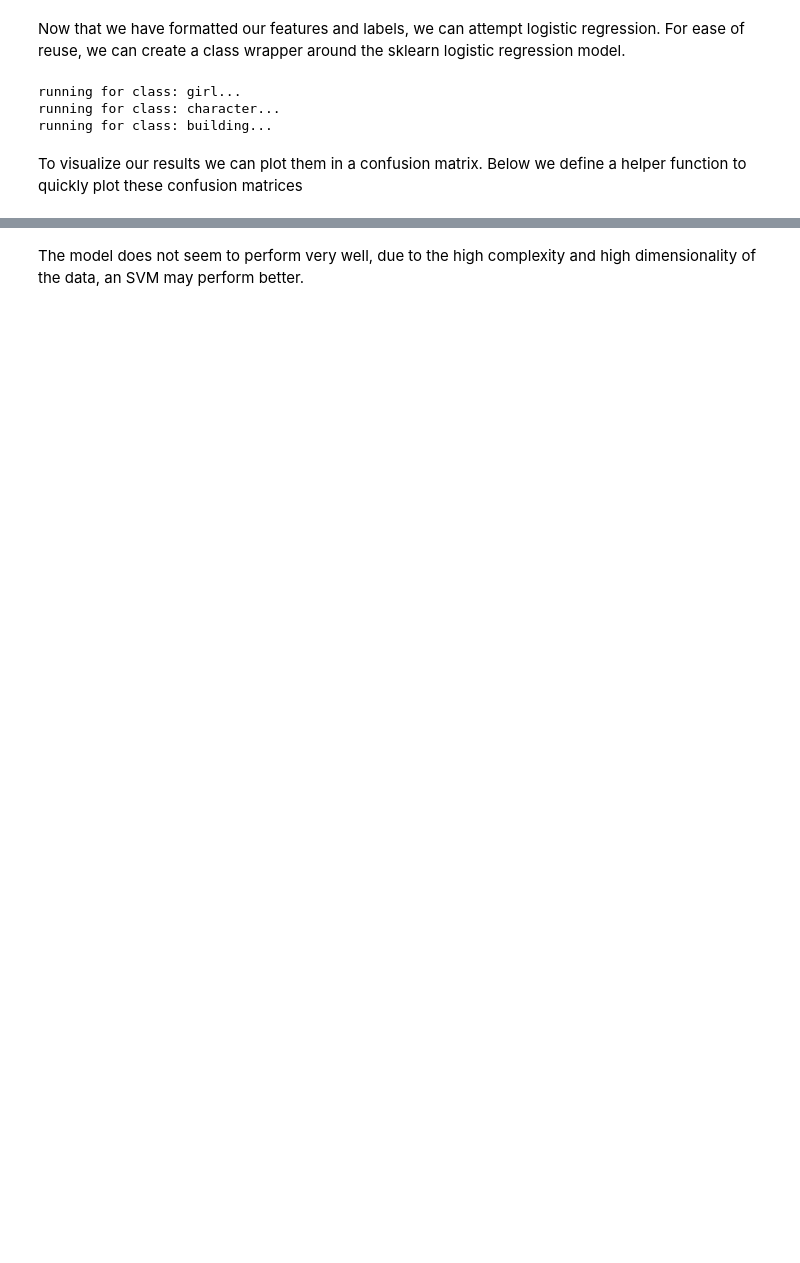
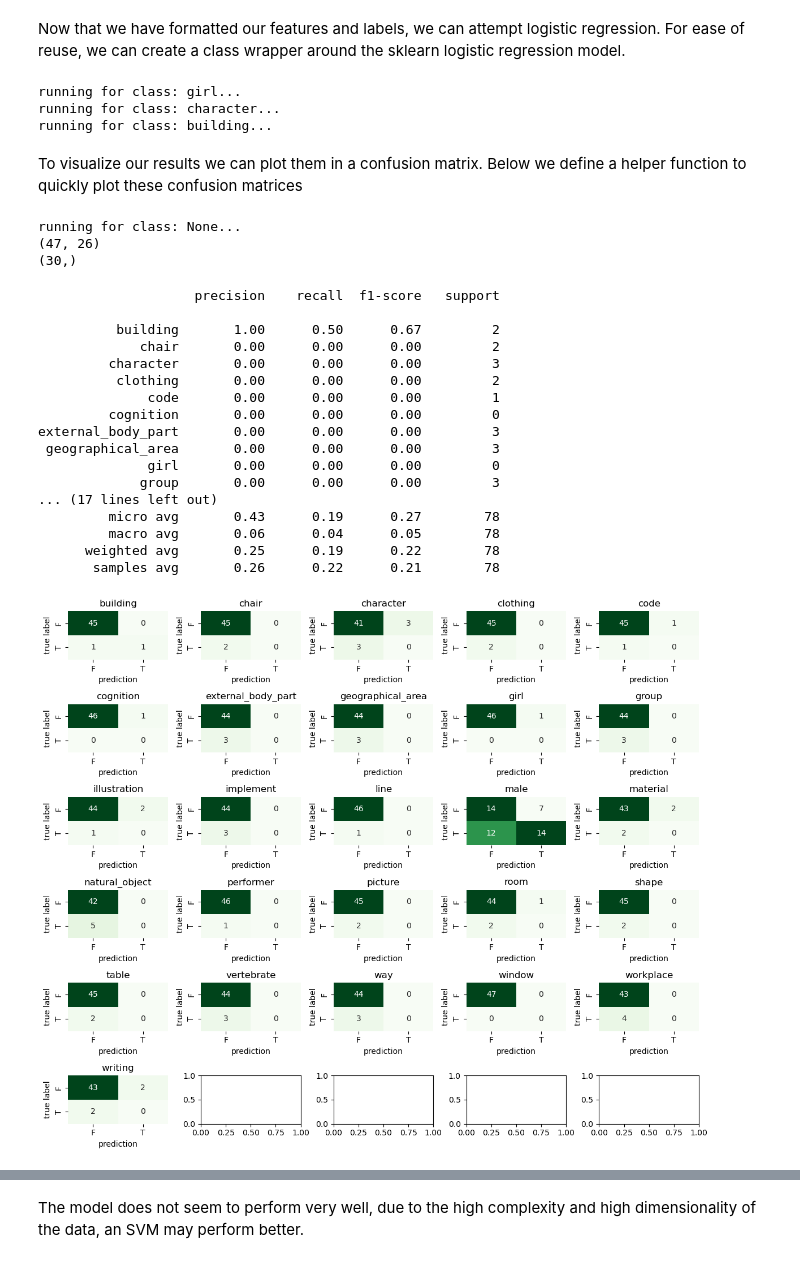
Before and after one commit to RandumbPurson/CMSE-202-Dream-Project, a Jupyter notebook: Final_Notebook_Dreams.ipynb, the cells around one changed output, grey strips where cells are left out. Drawn from its saved outputs; the diff is of its cells as text; code cells hidden in the pictures; blank space fills up the shorter version.

```diff
--- a/Final_Notebook_Dreams.ipynb
+++ b/Final_Notebook_Dreams.ipynb
@@ -673,6 +760,42 @@ def plot_confusion_matrix(labels, predictions, label_names, **kwargs):
         plot_cf(conf_matrix, label_names, ax)
 
         return fig
+# %%
+from sklearn.metrics import classification_report
+
+# load the data and create the model
+masks, data = load_data(1)
+lr_model = DreamLR(masks, data)
+
+# run model on all features
+model, x, y = lr_model.run(["FFA", "HVC", "LOC", "LVC", "PPA", "V1", "V2", "V3"], class_name=None)
+preds = model.predict(x)
+# plot confusion matrices
+plot_confusion_matrix(y, preds, lr_model.get_label_names())
+
+print(classification_report(y, preds, target_names = lr_model.get_label_names()))
+# %% [output]
+running for class: None...
+(47, 26)
+(30,)
+                    precision    recall  f1-score   support
+
+          building       1.00      0.50      0.67         2
+             chair       0.00      0.00      0.00         2
+         character       0.00      0.00      0.00         3
+          clothing       0.00      0.00      0.00         2
+              code       0.00      0.00      0.00         1
+         cognition       0.00      0.00      0.00         0
+external_body_part       0.00      0.00      0.00         3
+ geographical_area       0.00      0.00      0.00         3
+              girl       0.00      0.00      0.00         0
+             group       0.00      0.00      0.00         3
+... (17 lines left out)
+         micro avg       0.43      0.19      0.27        78
+         macro avg       0.06      0.04      0.05        78
+      weighted avg       0.25      0.19      0.22        78
+       samples avg       0.26      0.22      0.21        78
+[figure, added]
 # %%
 from sklearn.metrics import classification_report
 
```
Also changed, not shown: parts of 18 cells of this notebook.
